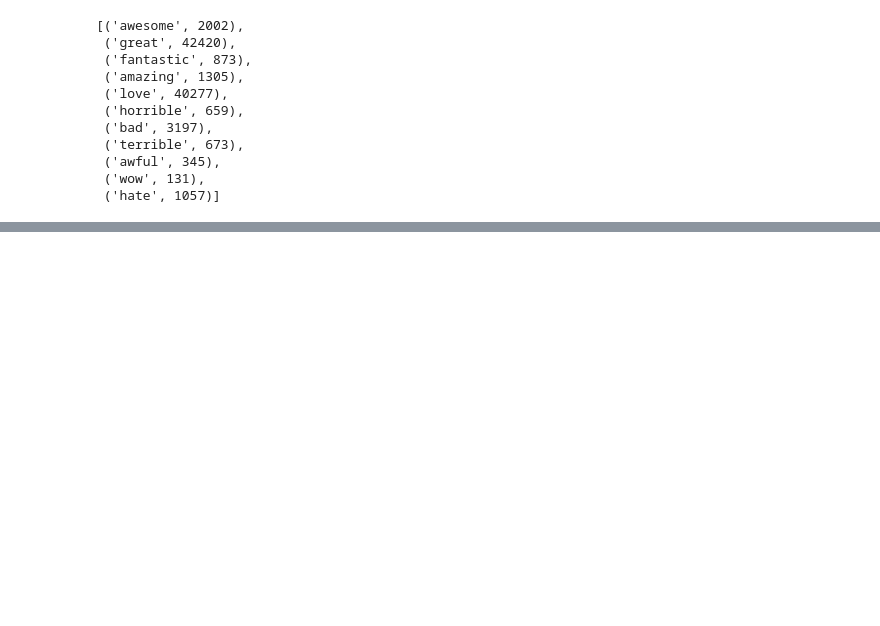
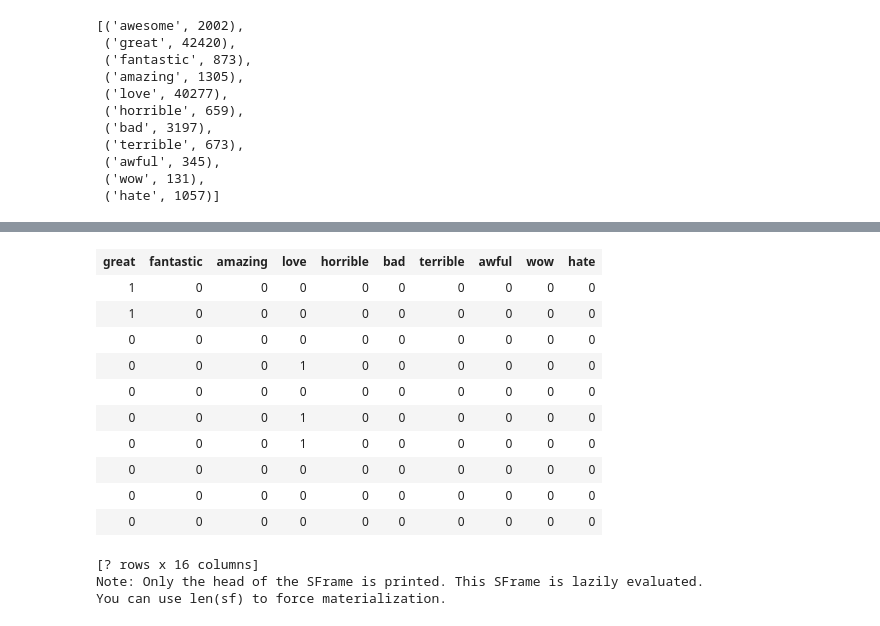
Before and after one commit to ronnyma/ml-spec, a Jupyter notebook: w3/Analyzing product sentiment.ipynb, the cells around one changed output, grey strips where cells are left out. Cells and saved outputs as stored; diff of their text form; code cells hidden in the pictures; blank space fills up the shorter version.

```diff
--- a/w3/Analyzing product sentiment.ipynb
+++ b/w3/Analyzing product sentiment.ipynb
@@ -286,0 +365,3 @@ select_words_model = graphlab.logistic_classifier.create(train_data,
+# %%
+products[products['name'].contains('Vulli Sophie')]
+# %% [output]
@@ -286,0 +379,14 @@ select_words_model = graphlab.logistic_classifier.create(train_data,
+| great | fantastic | amazing | love | horrible | bad | terrible | awful | wow | hate |
+| 1 | 0 | 0 | 0 | 0 | 0 | 0 | 0 | 0 | 0 |
+| 1 | 0 | 0 | 0 | 0 | 0 | 0 | 0 | 0 | 0 |
+| 0 | 0 | 0 | 0 | 0 | 0 | 0 | 0 | 0 | 0 |
+| 0 | 0 | 0 | 1 | 0 | 0 | 0 | 0 | 0 | 0 |
+| 0 | 0 | 0 | 0 | 0 | 0 | 0 | 0 | 0 | 0 |
+| 0 | 0 | 0 | 1 | 0 | 0 | 0 | 0 | 0 | 0 |
+| 0 | 0 | 0 | 1 | 0 | 0 | 0 | 0 | 0 | 0 |
+| 0 | 0 | 0 | 0 | 0 | 0 | 0 | 0 | 0 | 0 |
+| 0 | 0 | 0 | 0 | 0 | 0 | 0 | 0 | 0 | 0 |
+| 0 | 0 | 0 | 0 | 0 | 0 | 0 | 0 | 0 | 0 |
+[? rows x 16 columns]
+Note: Only the head of the SFrame is printed. This SFrame is lazily evaluated.
+You can use len(sf) to force materialization.
```
Also changed, not shown: parts of 13 cells of this notebook, 2 other files.
